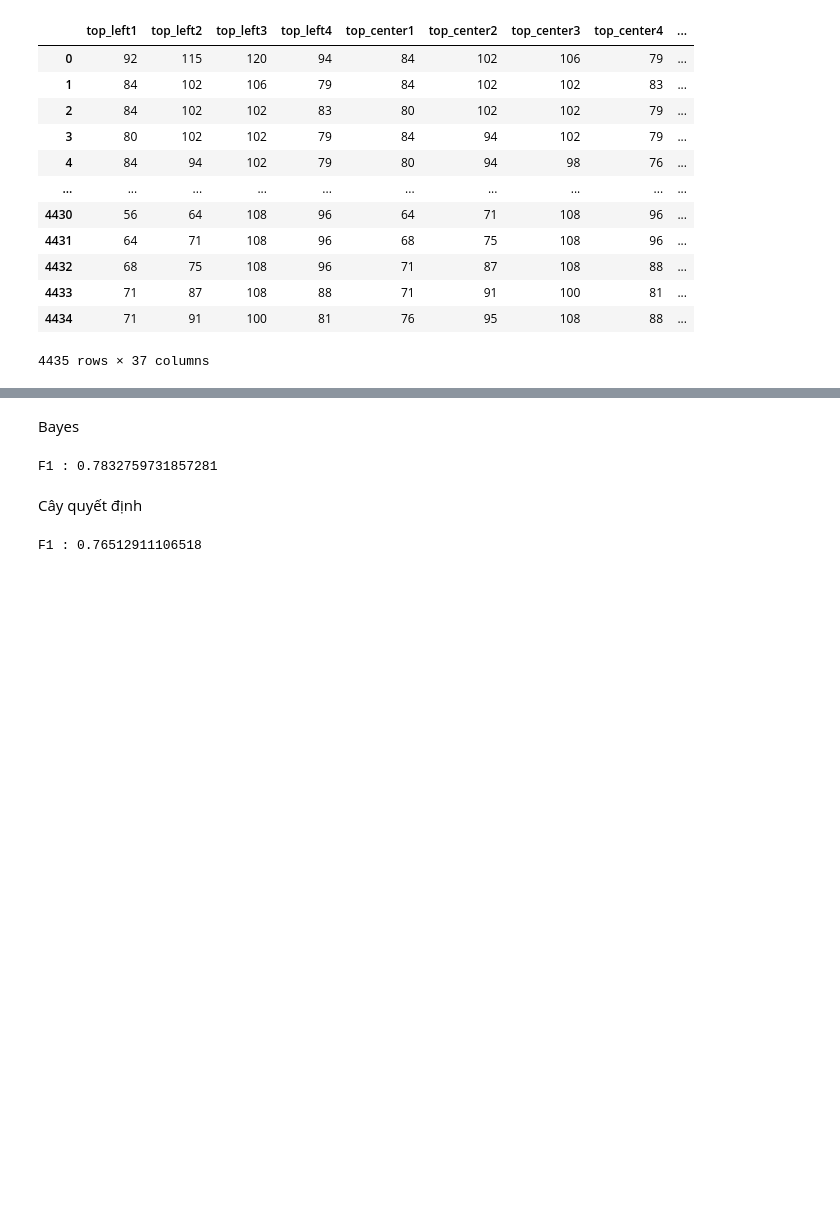
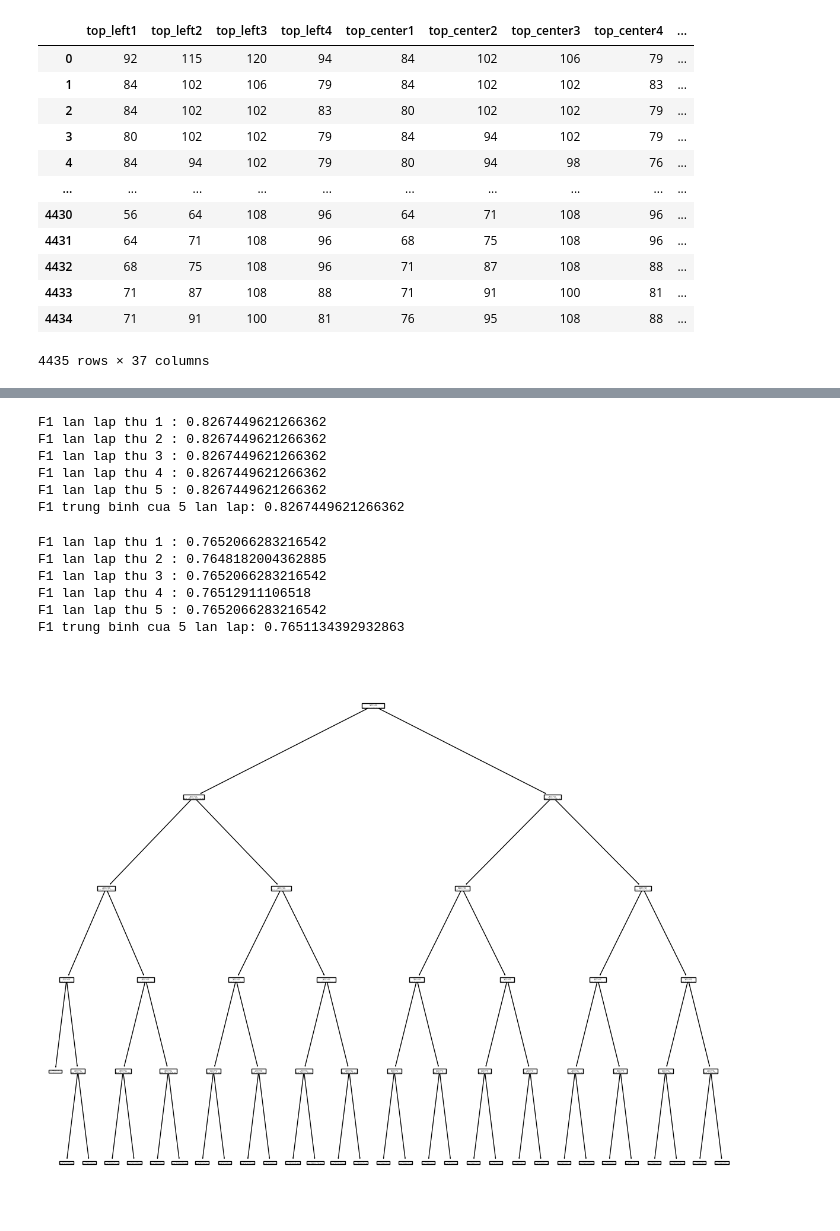
Before and after one commit to nduongctu/landsat, a Jupyter notebook: statlog.ipynb, the cells around one changed output, grey strips where cells are left out. Drawn from its saved outputs; the diff is of its cells as text; code cells hidden in the pictures; blank space fills up the shorter version.

```diff
--- a/statlog.ipynb
+++ b/statlog.ipynb
@@ -147,27 +94,57 @@ F1:  0.8464355583117413
-# %% [markdown]
-Bayes
-# %%
-from sklearn.naive_bayes import GaussianNB
-bayes_model = GaussianNB()
-bayes_model.fit(X_train, y_train)
-y_pred = bayes_model.predict(X_test)
-f1_bayes = f1_score(y_test, y_pred, average='macro')
-print("F1 :", f1_bayes)
-# %% [output]
-F1 : 0.7832759731857281
-# %% [markdown]
-Cây quyết định
+# %%
+from sklearn.neighbors import KNeighborsClassifier
+#KNN
+n=5
+f1_knn_sum = []
+for i in range(n):
+  knn_model = KNeighborsClassifier(n_neighbors=80)
+  knn_model.fit(X_train, y_train)
+  y_pred = knn_model.predict(X_test)
+  f1_knn = f1_score(y_test, y_pred, average='macro')
+  f1_knn_sum.append(f1_knn)
+  print("F1 lan lap thu",i+1,":",f1_knn)
+sum =0
+for s in f1_knn_sum :
+  sum += s
+knn_avg = sum/len(f1_knn_sum)
+print("F1 trung binh cua 5 lan lap:" ,knn_avg)
+# %% [output]
+F1 lan lap thu 1 : 0.8267449621266362
+F1 lan lap thu 2 : 0.8267449621266362
+F1 lan lap thu 3 : 0.8267449621266362
+F1 lan lap thu 4 : 0.8267449621266362
+F1 lan lap thu 5 : 0.8267449621266362
+F1 trung binh cua 5 lan lap: 0.8267449621266362
 # %%
 from sklearn.tree import DecisionTreeClassifier
+n = 5
+f1_dt_sum = []
+for i in range(n):
 # Xây dựng mô hình decision tree
-dt_model = DecisionTreeClassifier(criterion="gini",max_depth=5)
-# Huấn luyện mô hình trên tập huấn luyện
-dt_model.fit(X_train, y_train)
-# Sử dụng mô hình để dự đoán kết quả trên tập kiểm tra
-y_pred = dt_model.predict(X_test)
-# Đánh giá độ chính xác của mô hình trên tập kiểm tra
-f1_dt = f1_score(y_test, y_pred, average='macro')
-print("F1 :", f1_dt)
+  dt_model = DecisionTreeClassifier(criterion="gini",max_depth=5)
+  dt_model.fit(X_train, y_train)
+  y_pred = dt_model.predict(X_test)
+  f1_dt = f1_score(y_test, y_pred, average='macro')
+  f1_dt_sum.append(f1_dt)
+  print("F1 lan lap thu",i+1,":", f1_dt)
+sum1= 0
+for s in f1_dt_sum :
+  sum1 += s
+dt_avg = sum1/len(f1_dt_sum)
+print("F1 trung binh cua 5 lan lap:" ,dt_avg)
 # %% [output]
-F1 : 0.76512911106518
+F1 lan lap thu 1 : 0.7652066283216542
+F1 lan lap thu 2 : 0.7648182004362885
+F1 lan lap thu 3 : 0.7652066283216542
+F1 lan lap thu 4 : 0.76512911106518
+F1 lan lap thu 5 : 0.7652066283216542
+F1 trung binh cua 5 lan lap: 0.7651134392932863
+# %%
+from sklearn.tree import plot_tree
+import matplotlib.pyplot as plt
+fig, ax = plt.subplots(figsize=(15, 12))
+plot_tree(dt_model,ax=ax)
+plt.show()
+# %% [output]
+[figure, added]
 # %%
```
Also changed, not shown: parts of 14 cells of this notebook.
